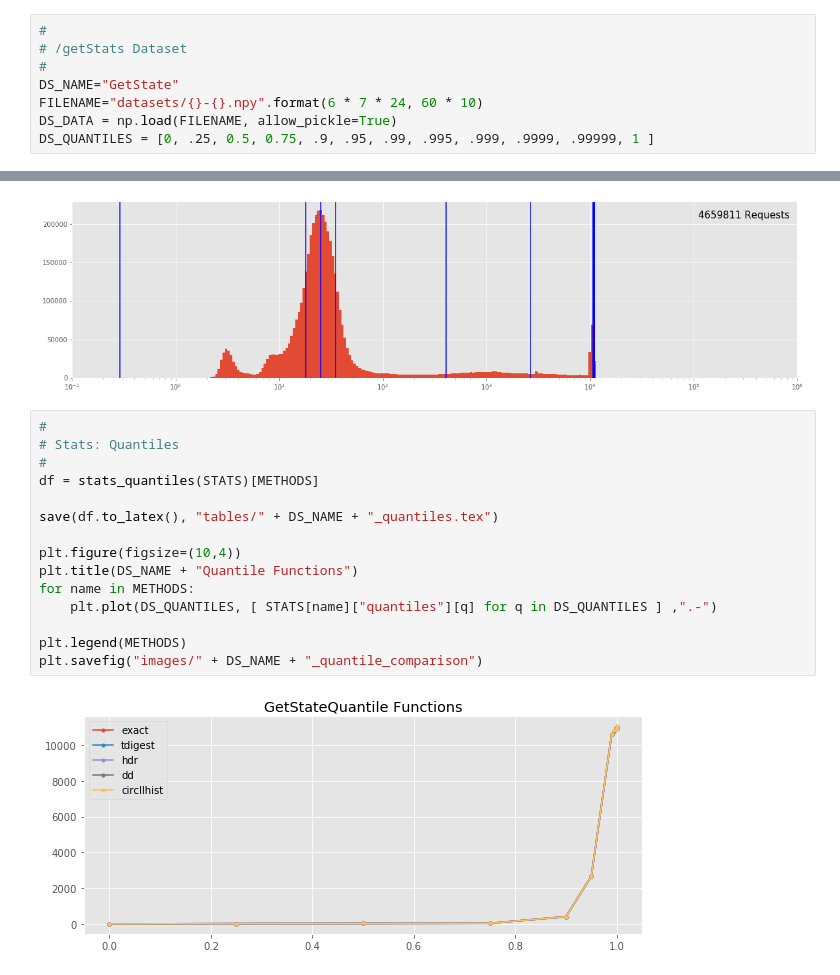
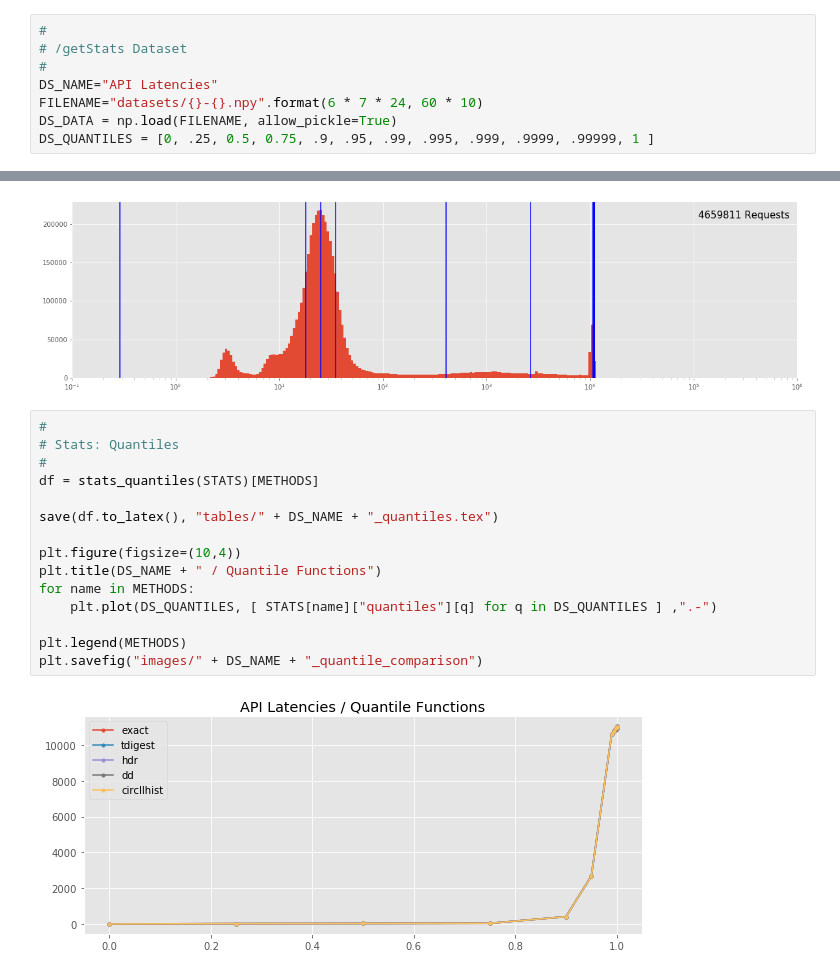
Before and after one commit to circonus-labs/circllhist-paper, a Jupyter notebook: evaluation/Evaluation_GetState.ipynb, the cells around one changed output, grey strips where cells are left out. Drawn from its saved outputs; the diff is of its cells as text.

```diff
--- a/evaluation/Evaluation_GetState.ipynb
+++ b/evaluation/Evaluation_GetState.ipynb
@@ -9,7 +9,7 @@ from IPython.display import HTML
 #
 # /getStats Dataset
 #
-DS_NAME="GetState"
+DS_NAME="API Latencies"
 FILENAME="datasets/{}-{}.npy".format(6 * 7 * 24, 60 * 10)
 DS_DATA = np.load(FILENAME, allow_pickle=True)
 DS_QUANTILES = [0, .25, 0.5, 0.75, .9, .95, .99, .995, .999, .9999, .99999, 1 ]
@@ -52,17 +52,17 @@ plt.savefig("images/" + DS_NAME + "_distribution_percentiles")
 # %%
 #
 # Stats: Quantiles
 #
 df = stats_quantiles(STATS)[METHODS]
 
 save(df.to_latex(), "tables/" + DS_NAME + "_quantiles.tex")
 
 plt.figure(figsize=(10,4))
-plt.title(DS_NAME + "Quantile Functions")
+plt.title(DS_NAME + " / Quantile Functions")
 for name in METHODS:
     plt.plot(DS_QUANTILES, [ STATS[name]["quantiles"][q] for q in DS_QUANTILES ] ,".-")
 
 plt.legend(METHODS)
 plt.savefig("images/" + DS_NAME + "_quantile_comparison")
 # %% [output]
-[figure, old version]
+[figure, new version]
```
Also changed, not shown: parts of 6 cells of this notebook, 6 other files.
